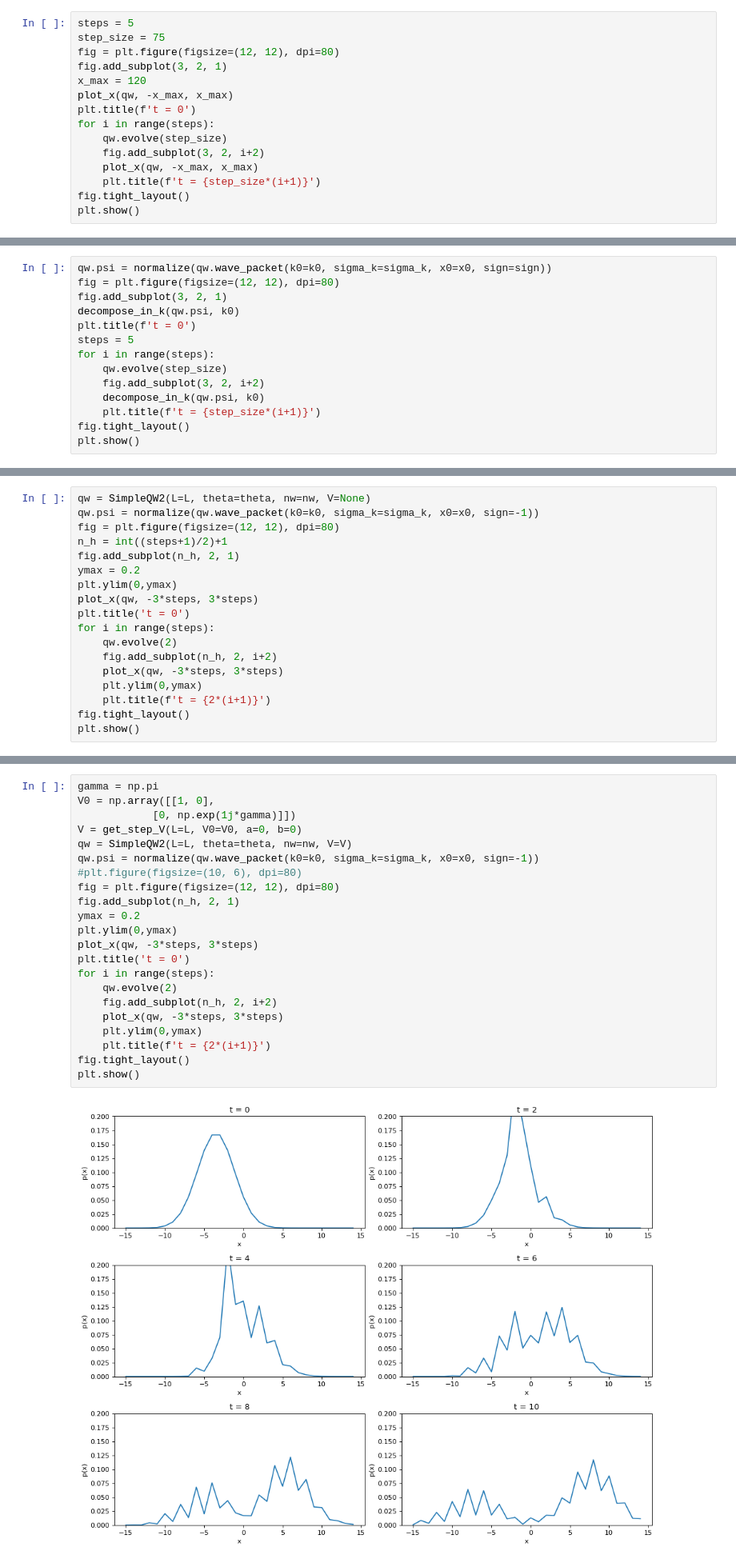
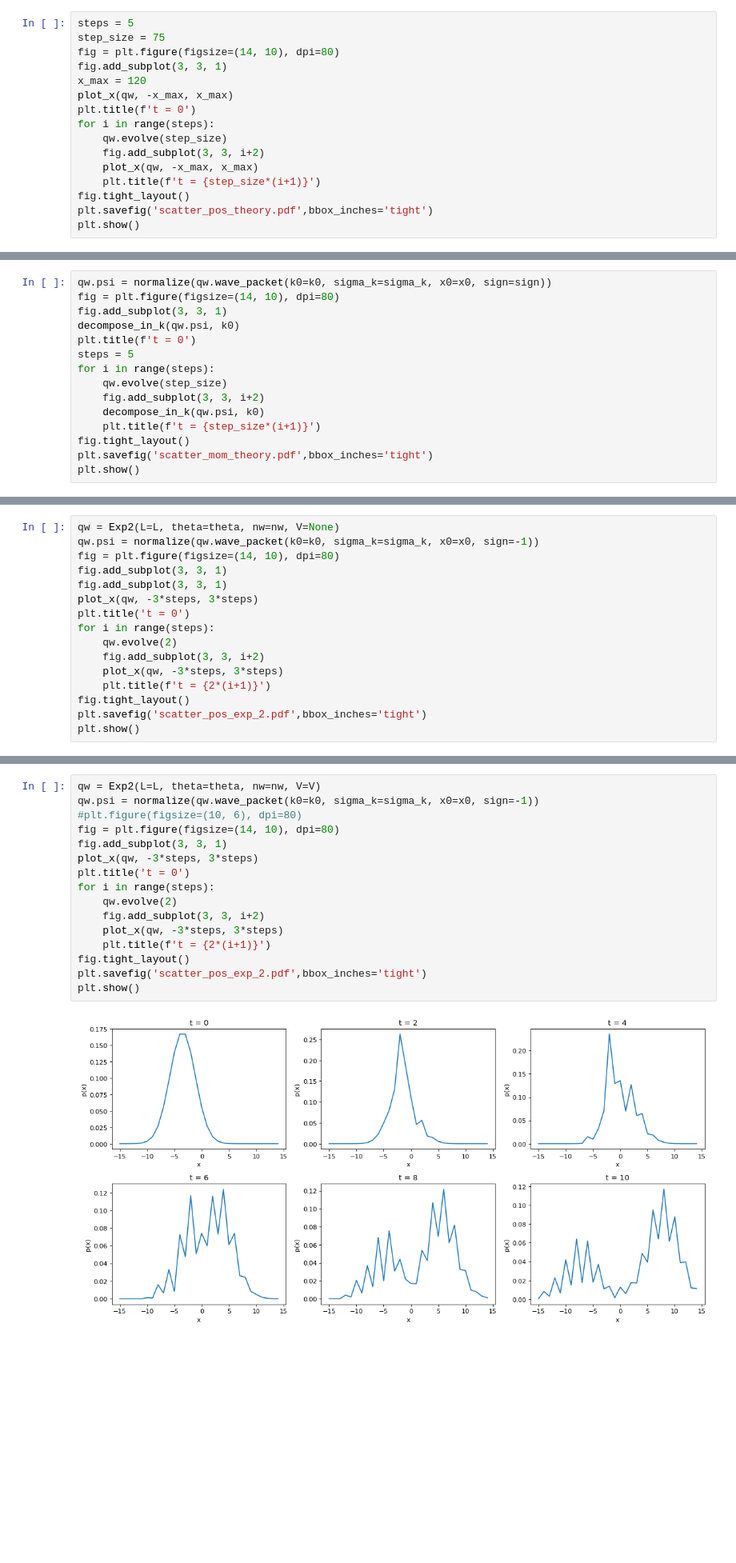
Before and after one commit to af-rotundo/qca, a Jupyter notebook: jupyter/exp2.ipynb, the cells around one changed output, grey strips where cells are left out. Shown at 80% size. Saved outputs shown, nothing was run; the diff lists cells and outputs as text; blank space fills up the shorter version.

```diff
--- a/jupyter/exp2.ipynb
+++ b/jupyter/exp2.ipynb
@@ -86,16 +84,17 @@ The evolution looks like this.
 # %%
 steps = 5
 step_size = 75
-fig = plt.figure(figsize=(12, 12), dpi=80)
-fig.add_subplot(3, 2, 1)
+fig = plt.figure(figsize=(14, 10), dpi=80)
+fig.add_subplot(3, 3, 1)
 x_max = 120
 plot_x(qw, -x_max, x_max)
 plt.title(f't = 0')
 for i in range(steps):
     qw.evolve(step_size)
-    fig.add_subplot(3, 2, i+2)
+    fig.add_subplot(3, 3, i+2)
     plot_x(qw, -x_max, x_max)
     plt.title(f't = {step_size*(i+1)}')
 fig.tight_layout()
+plt.savefig('scatter_pos_theory.pdf',bbox_inches='tight')
 plt.show()
 # %% [output]
@@ -108,16 +107,17 @@ The oscillating behaviour on small scales is due to the interference between mod
 Another way it to decompose the outcoming signal in the momentum eigenbasis.
 # %%
 qw.psi = normalize(qw.wave_packet(k0=k0, sigma_k=sigma_k, x0=x0, sign=sign))
-fig = plt.figure(figsize=(12, 12), dpi=80)
-fig.add_subplot(3, 2, 1)
+fig = plt.figure(figsize=(14, 10), dpi=80)
+fig.add_subplot(3, 3, 1)
 decompose_in_k(qw.psi, k0)
 plt.title(f't = 0')
 steps = 5
 for i in range(steps):
     qw.evolve(step_size)
-    fig.add_subplot(3, 2, i+2)
+    fig.add_subplot(3, 3, i+2)
     decompose_in_k(qw.psi, k0)
     plt.title(f't = {step_size*(i+1)}')
 fig.tight_layout()
+plt.savefig('scatter_mom_theory.pdf',bbox_inches='tight')
 plt.show()
 # %% [output]
@@ -143,21 +143,19 @@ steps = 5
 # %% [markdown]
 First consider the model without interaction.
 # %%
-qw = SimpleQW2(L=L, theta=theta, nw=nw, V=None)
+qw = Exp2(L=L, theta=theta, nw=nw, V=None)
 qw.psi = normalize(qw.wave_packet(k0=k0, sigma_k=sigma_k, x0=x0, sign=-1))
-fig = plt.figure(figsize=(12, 12), dpi=80)
-n_h = int((steps+1)/2)+1
-fig.add_subplot(n_h, 2, 1)
-ymax = 0.2
-plt.ylim(0,ymax)
+fig = plt.figure(figsize=(14, 10), dpi=80)
+fig.add_subplot(3, 3, 1)
+fig.add_subplot(3, 3, 1)
 plot_x(qw, -3*steps, 3*steps)
 plt.title('t = 0')
 for i in range(steps):
     qw.evolve(2)
-    fig.add_subplot(n_h, 2, i+2)
+    fig.add_subplot(3, 3, i+2)
     plot_x(qw, -3*steps, 3*steps)
-    plt.ylim(0,ymax)
     plt.title(f't = {2*(i+1)}')
 fig.tight_layout()
+plt.savefig('scatter_pos_exp_2.pdf',bbox_inches='tight')
 plt.show()
 # %% [output]
@@ -169,27 +172,21 @@ We now introduce the interaction, $\gamma = \pi$.
 # %%
-gamma = np.pi
-V0 = np.array([[1, 0],
-            [0, np.exp(1j*gamma)]])
-V = get_step_V(L=L, V0=V0, a=0, b=0)
-qw = SimpleQW2(L=L, theta=theta, nw=nw, V=V)
+qw = Exp2(L=L, theta=theta, nw=nw, V=V)
 qw.psi = normalize(qw.wave_packet(k0=k0, sigma_k=sigma_k, x0=x0, sign=-1))
 #plt.figure(figsize=(10, 6), dpi=80)
-fig = plt.figure(figsize=(12, 12), dpi=80)
-fig.add_subplot(n_h, 2, 1)
-ymax = 0.2
-plt.ylim(0,ymax)
+fig = plt.figure(figsize=(14, 10), dpi=80)
+fig.add_subplot(3, 3, 1)
 plot_x(qw, -3*steps, 3*steps)
 plt.title('t = 0')
 for i in range(steps):
     qw.evolve(2)
-    fig.add_subplot(n_h, 2, i+2)
+    fig.add_subplot(3, 3, i+2)
     plot_x(qw, -3*steps, 3*steps)
-    plt.ylim(0,ymax)
     plt.title(f't = {2*(i+1)}')
 fig.tight_layout()
+plt.savefig('scatter_pos_exp_2.pdf',bbox_inches='tight')
 plt.show()
 # %% [output]
-[figure, old version]
+[figure, new version]
 # %% [markdown]
 We also consider the same scattering process in momentum space.
 # %%
```
Also changed, not shown: parts of 22 cells of this notebook, 1 other file.
